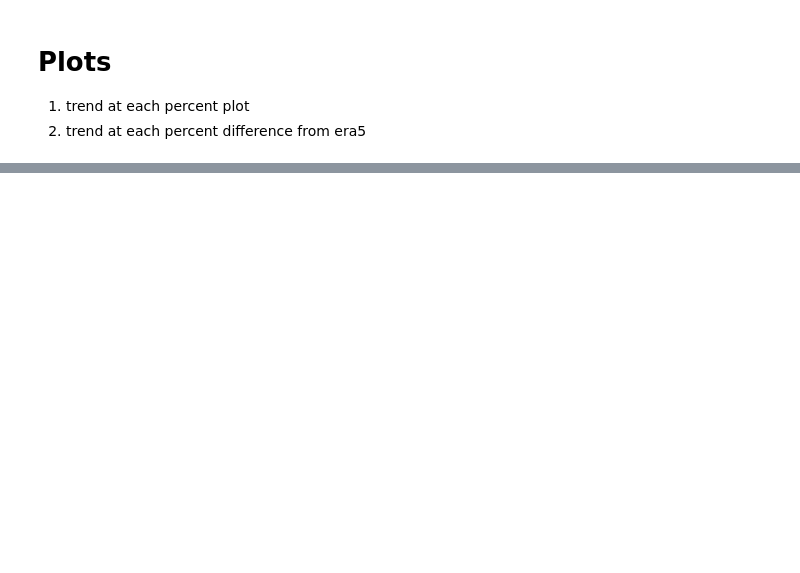
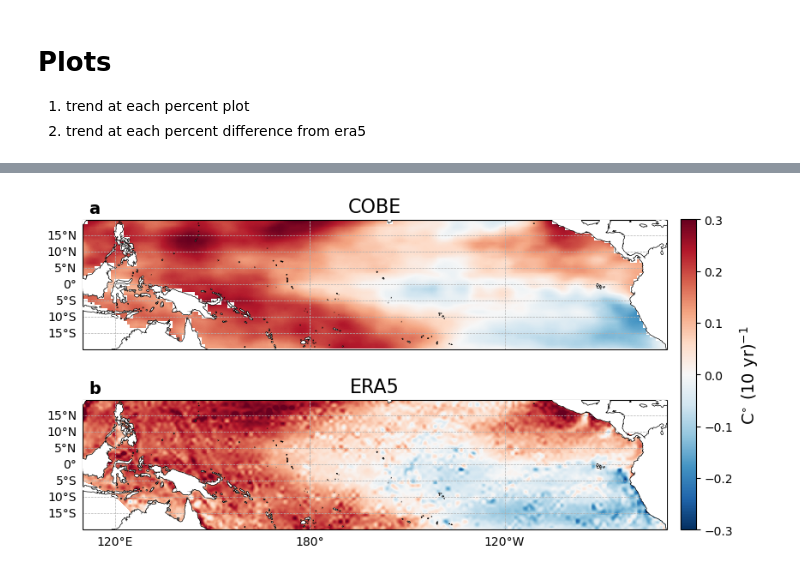
Before and after one commit to Isabela-conde/JRA55-do_ctrl_ERA5-forcings, a Jupyter notebook: sst/era5_sst_vs_cobe.ipynb, the cells around one changed output, grey strips where cells are left out. Drawn from its saved outputs; the diff is of its cells as text; code cells hidden in the pictures; blank space fills up the shorter version.

```diff
--- a/sst/era5_sst_vs_cobe.ipynb
+++ b/sst/era5_sst_vs_cobe.ipynb
@@ -481,3 +503,85 @@ plt.show()
+# %%
+import cartopy.feature as cfeature
+
+# target grid = ERA5
+lat, lon = era5_sst_trend.lat, era5_sst_trend.lon
+on_era5  = lambda da: da.interp(lat=lat, lon=lon)
+
+era5  = era5_sst_trend * 10 * 12
+cobe  = on_era5(cobe_sst_trend) * 10 * 12
+noaa  = noaa_sst_trend * 10 * 12
+
+fig, axes = plt.subplots(
+    2, 1,
+    figsize=(10, 5),
+    subplot_kw={"projection": ccrs.PlateCarree(central_longitude=180)}
+)
+
+plots = [
+    (cobe, -0.3, 0.3, "RdBu_r", "COBE"),
+    (era5, -0.3, 0.3, "RdBu_r", "ERA5"),
+]
+
+panel_labels = ["a", "b"]
+
+for i, (ax, (da, vmin, vmax, cmap, title)) in enumerate(zip(axes, plots)):
+
+    da.plot(
+        ax=ax,
+        transform=ccrs.PlateCarree(),
+        vmin=vmin,
+        vmax=vmax,
+        cmap=cmap,
+        add_colorbar=False
+    )
+
+    ax.set_extent([110, 290, -20, 20], crs=ccrs.PlateCarree())
+    ax.add_feature(cfeature.LAND, facecolor="white", zorder=10)
+    ax.coastlines()
+    ax.set_title(title, fontsize=16)
+
+    # panel label
+    ax.text(
+        0.01, 1.02, f"{panel_labels[i]}",
+        transform=ax.transAxes,
+        fontsize=14, fontweight="bold",
+        va="bottom", ha="left"
+    )
+
+    gl = ax.gridlines(
+        draw_labels=True,
+        linewidth=0.5,
+        linestyle="--"
+    )
+
+    gl.top_labels = False
+    gl.left_labels = True
+    gl.right_labels = False
+
+    if i == len(axes) - 1:
+        gl.bottom_labels = True
+    else:
+        gl.bottom_labels = False
+
+# colorbars
+cbar1 = fig.colorbar(
+    axes[0].collections[0],
+    ax=axes[:2],
+    orientation="vertical",
+    fraction=0.1,
+    pad=0.02,
+    shrink=0.94
+    )
+
+cbar1.set_label(
+    r"C$^{\circ}$ (10 yr)$^{-1}$",
+    fontsize=14
+)
+
+outpath = "/Users/isabelaconde/Desktop/sst_trend_maps_cobe_era5.png"
+fig.savefig(outpath, format="png", dpi=300, bbox_inches="tight")
+# %% [output]
+[figure, added]
 # %%
 # Save this notebook's variables so later (plotting) notebooks can load them.
 save_state(globals())
```
Also changed, not shown: parts of 11 cells of this notebook, 1 other file.
